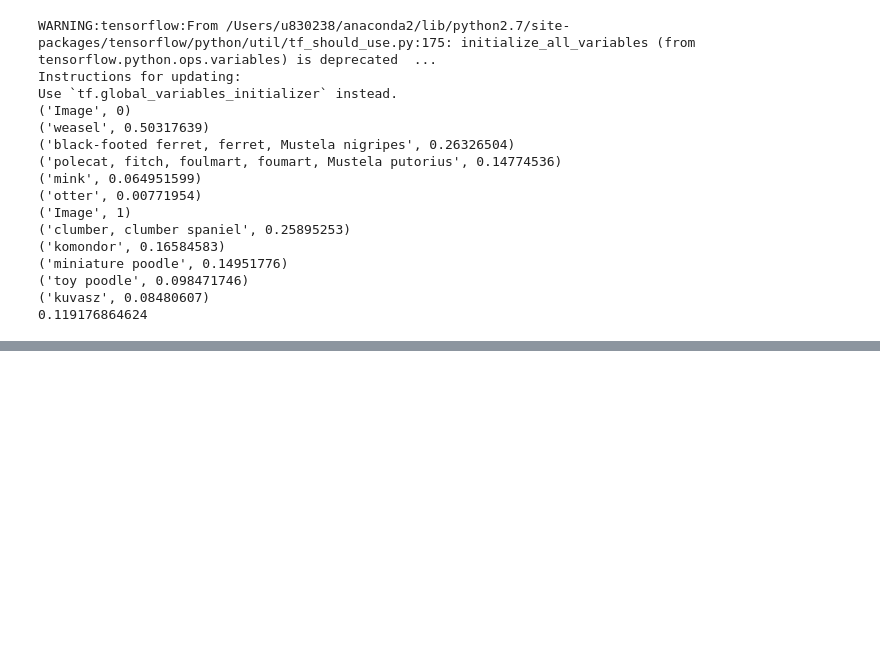
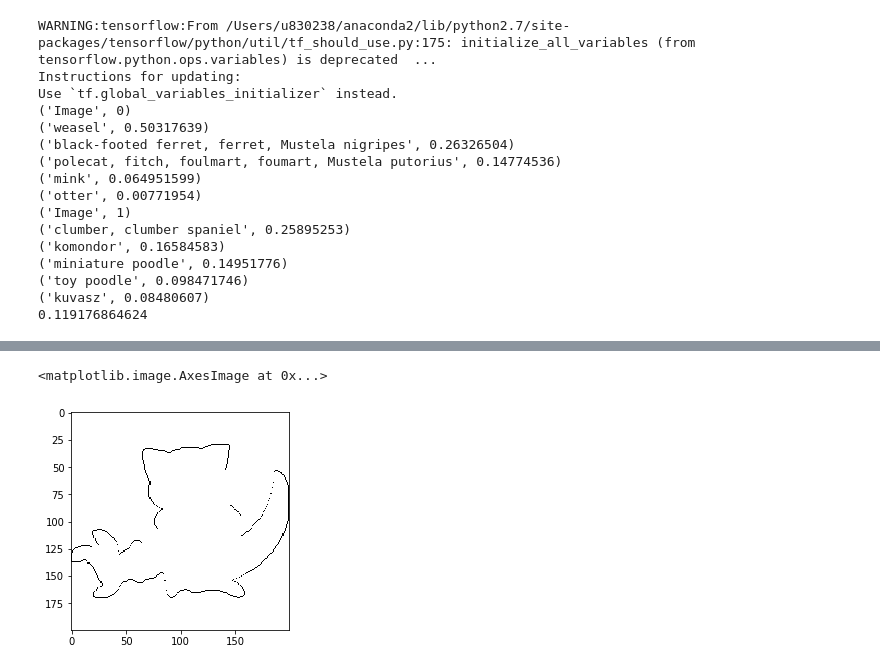
Before and after one commit to novelmartis/object-evolution, a Jupyter notebook: stimuli/Untitled.ipynb, the cells around one changed output, grey strips where cells are left out. Drawn from its saved outputs; the diff is of its cells as text; code cells hidden in the pictures; blank space fills up the shorter version.

```diff
--- a/stimuli/Untitled.ipynb
+++ b/stimuli/Untitled.ipynb
@@ -257,0 +282,38 @@ for i in range(n_stim):
+# %%
+abc = np.reshape(stim_mat[0,:],[200,200])
+abc1 = 255.+0.*abc.copy()
+
+
+for i in range(200):
+    count = 0
+    for j in range(200):
+        if count == 0:
+            if abc[i,j] != 255.:
+                abc1[i,j] = 0.
+                count = count + 1
+for i in range(200):
+    count = 0
+    for j in range(200):
+        if count == 0:
+            if abc[j,i] != 255.:
+                abc1[j,i] = 0.
+                count = count + 1
+for i in range(200):
+    count = 0
+    for j in range(200):
+        if count == 0:
+            if abc[i,199-j] != 255.:
+                abc1[i,199-j] = 0.
+                count = count + 1
+for i in range(200):
+    count = 0
+    for j in range(200):
+        if count == 0:
+            if abc[199-j,i] != 255.:
+                abc1[199-j,i] = 0.
+                count = count + 1
+# %%
+imshow(abc1,cmap='gray')
+# %% [output]
+<matplotlib.image.AxesImage at 0x...>
+[figure, added]
```
Also changed, not shown: parts of 6 cells of this notebook, 2 other files.
